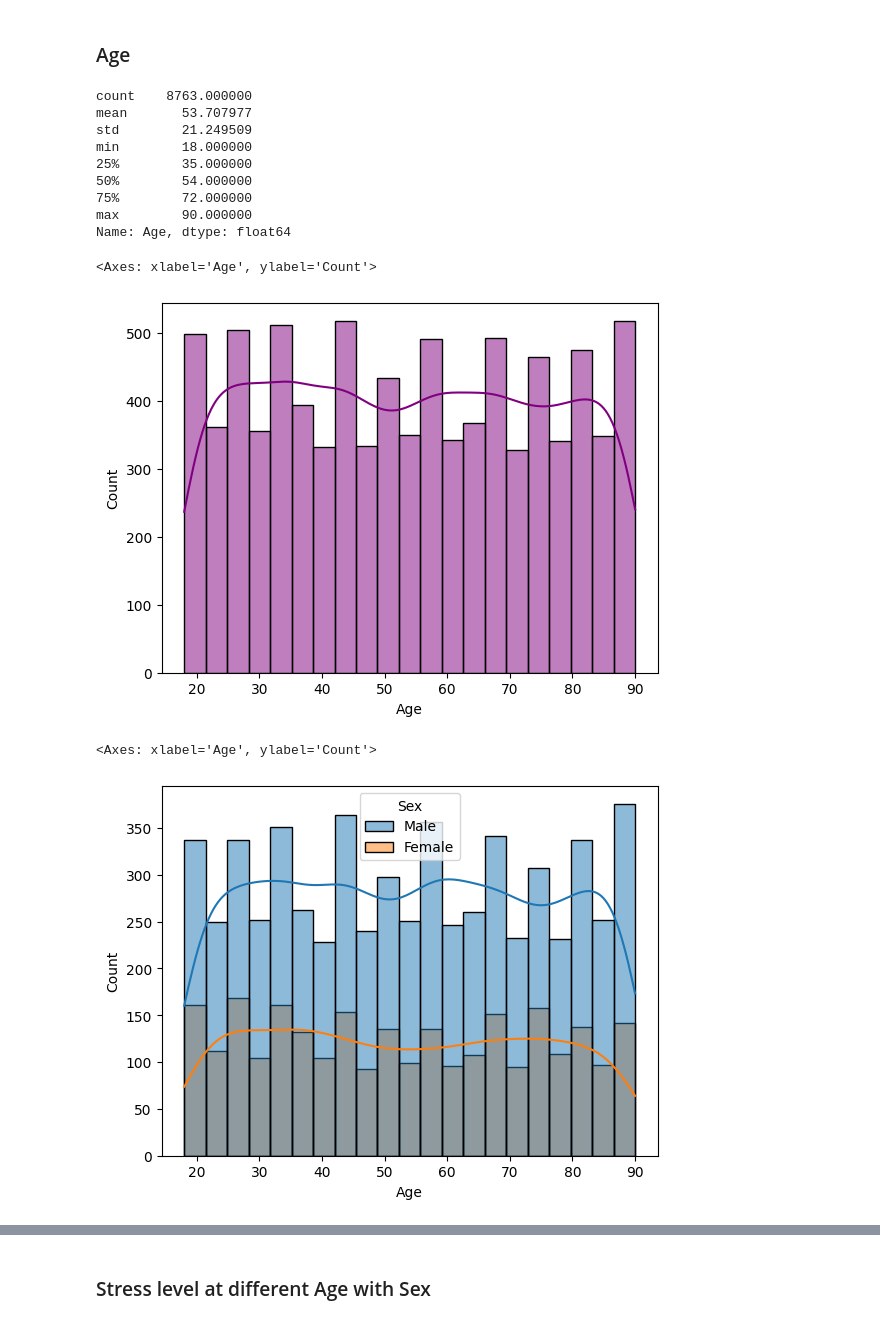
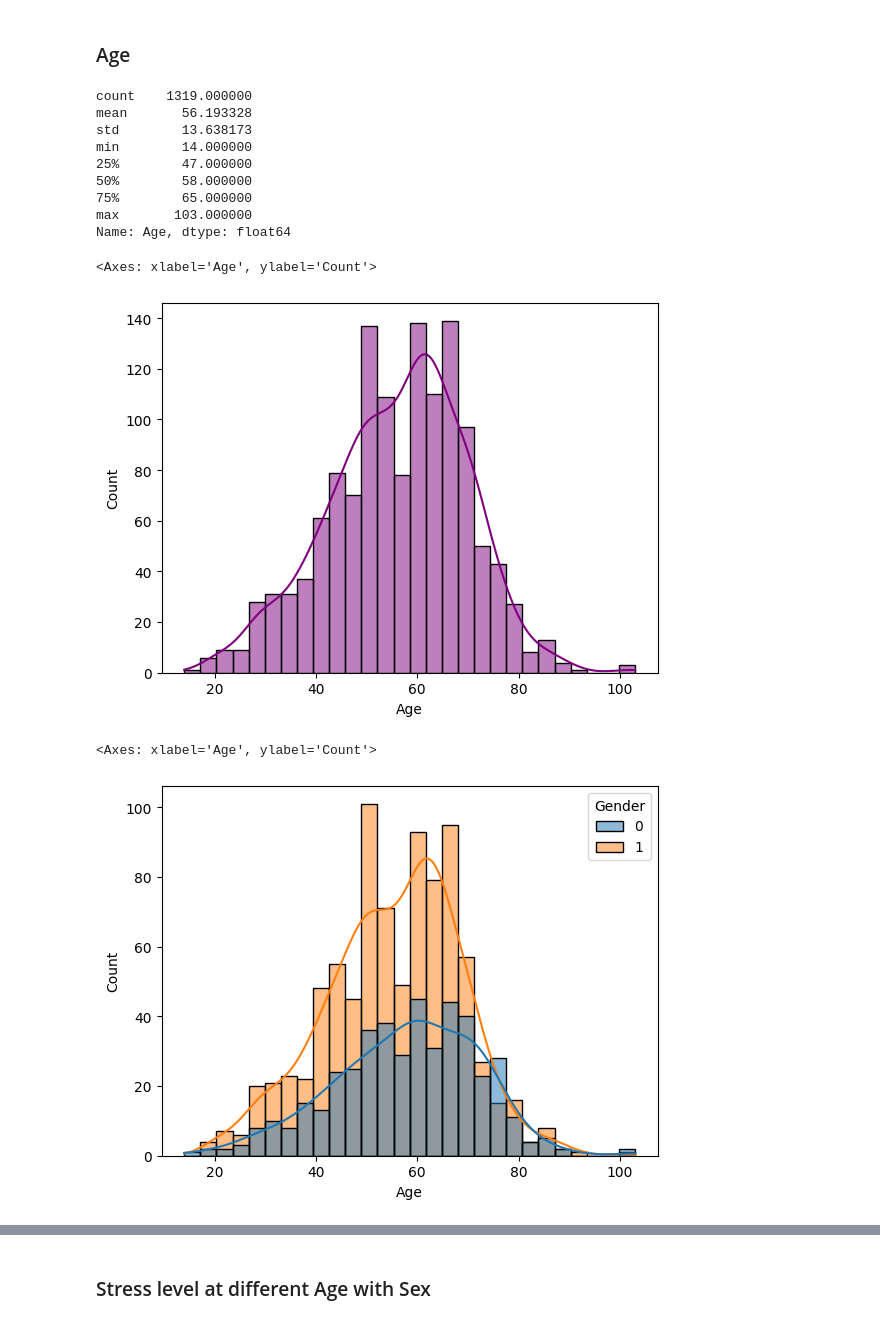
Before and after one commit to vivekpatel99/heart-attack-predictor, a Jupyter notebook: notebooks/01_exploratory_data_analysis.ipynb, the cells around one changed output, grey strips where cells are left out. Saved outputs shown, nothing was run; the diff lists cells and outputs as text; code cells hidden in the pictures.

```diff
--- a/notebooks/01_exploratory_data_analysis.ipynb
+++ b/notebooks/01_exploratory_data_analysis.ipynb
@@ -43,7 +46,7 @@ warnings.filterwarnings("ignore")
 # %% [markdown]
 ## Paths
 # %%
-DATASET = "../data/heart_attack_prediction_dataset.csv"
+DATASET = "../data/Medicaldataset.csv"
 # %% [markdown]
 ## Load Data
 # %%
@@ -123 +118,3 @@ Heart Attack Risk                  0
 dtype: int64
+# %%
+df.Result = df.Result.map({"negative": 0, "positive": 1})
@@ -128,23 +139,23 @@ dtype: int64
 # %%
 df.Age.describe()
 # %% [output]
-count    8763.000000
-mean       53.707977
-std        21.249509
-min        18.000000
-25%        35.000000
-50%        54.000000
-75%        72.000000
-max        90.000000
+count    1319.000000
+mean       56.193328
+std        13.638173
+min        14.000000
+25%        47.000000
+50%        58.000000
+75%        65.000000
+max       103.000000
 Name: Age, dtype: float64
 # %%
 sns.histplot(df["Age"], kde=True, color="purple")
 # %% [output]
 <Axes: xlabel='Age', ylabel='Count'>
-[figure, old version]
+[figure, new version]
 # %%
-sns.histplot(df, x="Age", hue="Sex", kde=True)
+sns.histplot(df, x="Age", hue="Gender", kde=True)
 # %% [output]
 <Axes: xlabel='Age', ylabel='Count'>
-[figure, old version]
+[figure, new version]
 # %%
```
Also changed, not shown: parts of 50 cells of this notebook, 4 other files.
